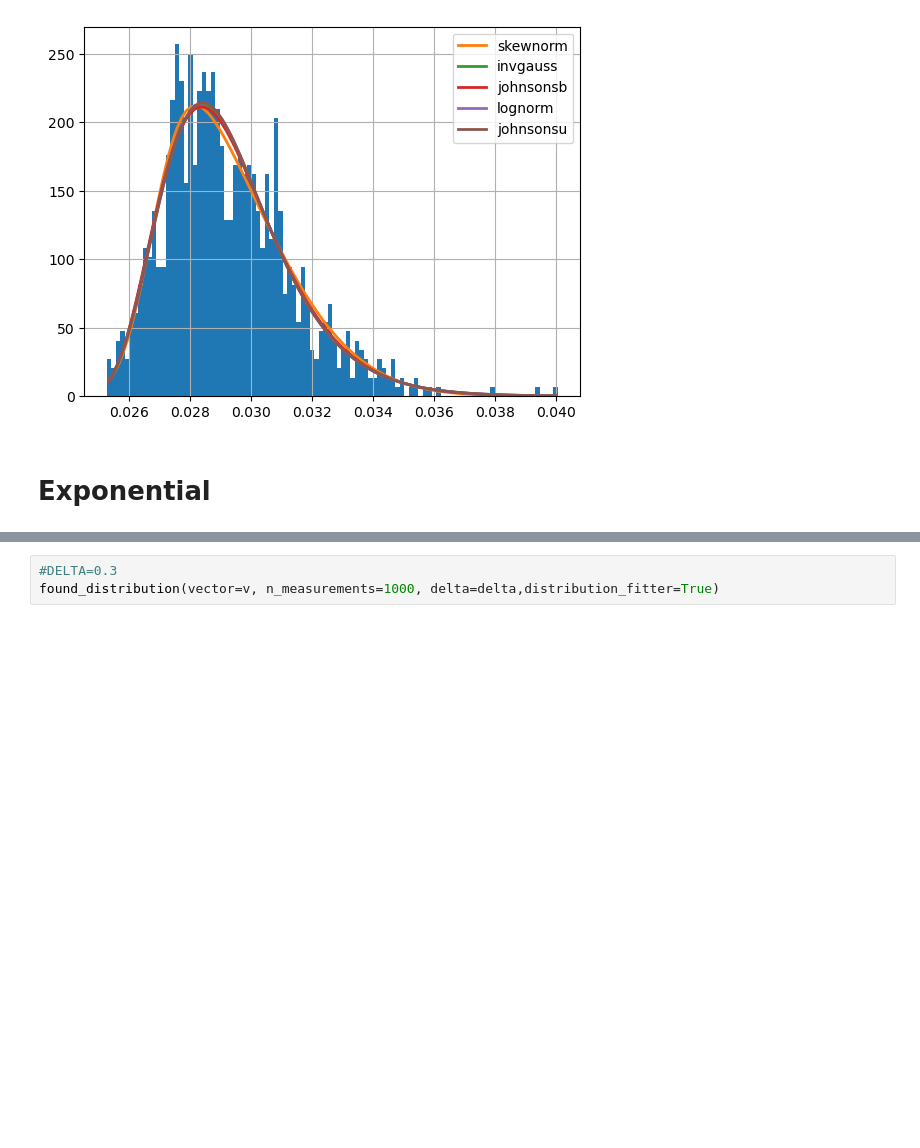
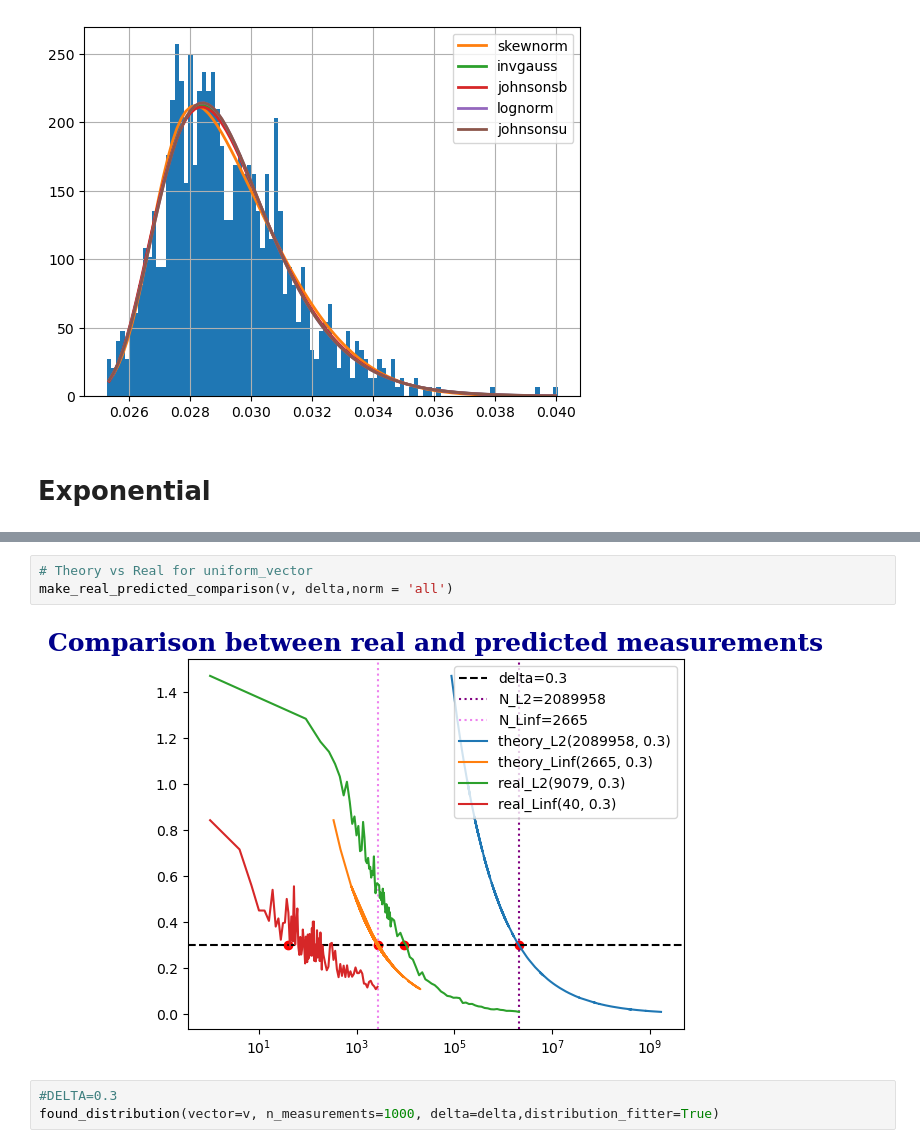
Before and after one commit to tommasofioravanti/sq-learn, a Jupyter notebook: Tomography.ipynb, the cells around one changed output, grey strips where cells are left out. Saved outputs shown, nothing was run; the diff lists cells and outputs as text; blank space fills up the shorter version.

```diff
--- a/Tomography.ipynb
+++ b/Tomography.ipynb
@@ -126,3 +131,8 @@ make_real_predicted_comparison(v, delta)
+# %%
+# Theory vs Real for uniform_vector
+make_real_predicted_comparison(v, delta,norm = 'all')
+# %% [output]
+[figure, added]
 # %%
 #DELTA=0.3
 found_distribution(vector=v, n_measurements=1000, delta=delta,distribution_fitter=True)
```
Also changed, not shown: parts of 4 cells of this notebook, 2 other files.
